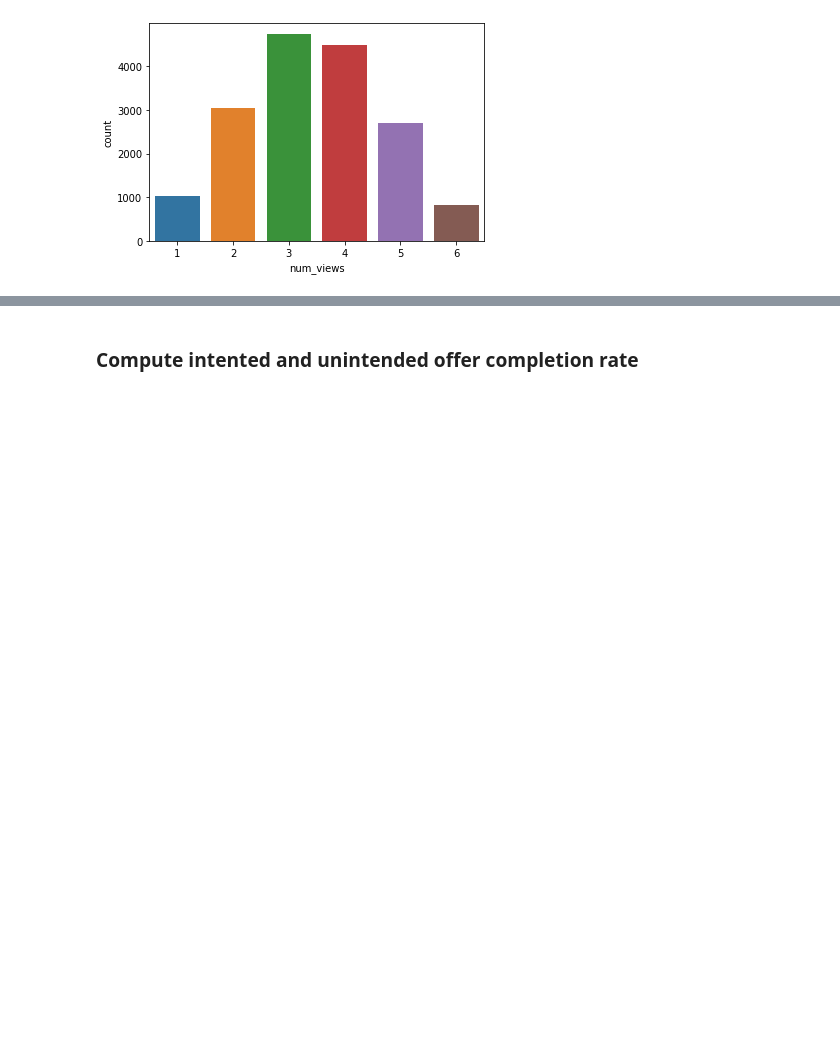
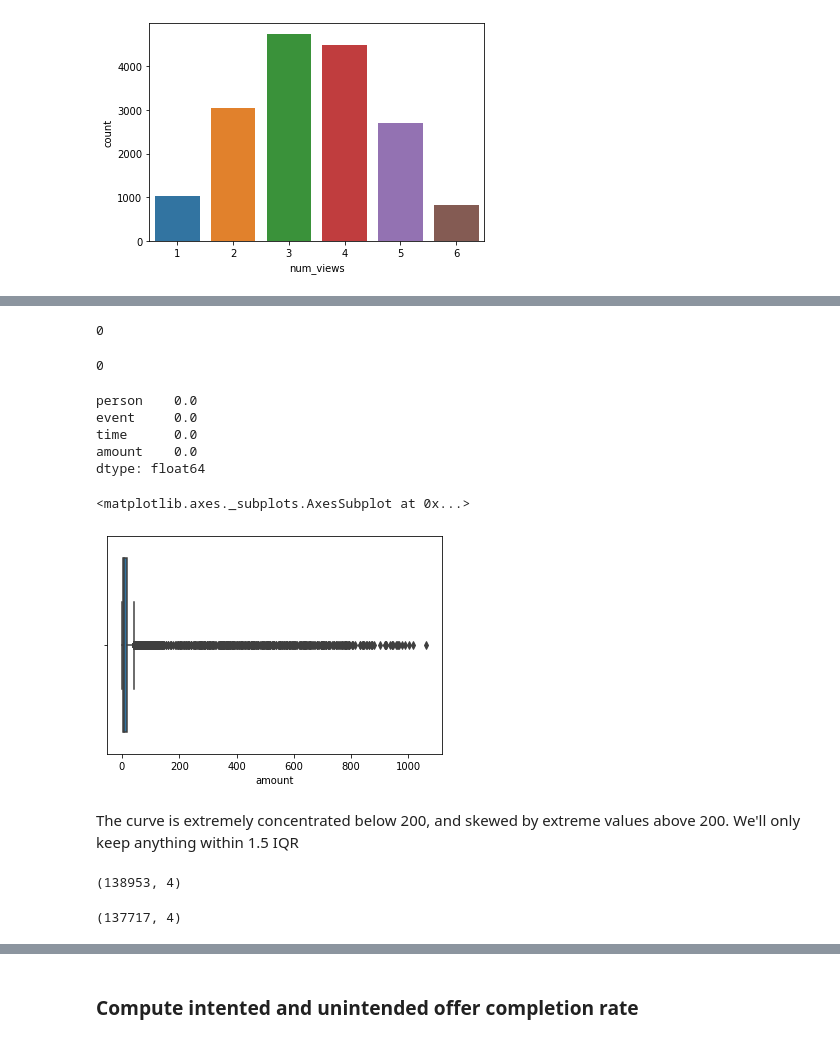
Before and after one commit to tanyayt/udacity_data_scientist, a Jupyter notebook: starbucks_optimizing_app_offers/Starbucks_Capstone_notebook.ipynb, the cells around one changed output, grey strips where cells are left out. Cells and saved outputs as stored; diff of their text form; code cells hidden in the pictures; blank space fills up the shorter version.

```diff
--- a/starbucks_optimizing_app_offers/Starbucks_Capstone_notebook.ipynb
+++ b/starbucks_optimizing_app_offers/Starbucks_Capstone_notebook.ipynb
@@ -573,0 +570,47 @@ transactions.head()
+# %%
+purchase_events['amount'] = purchase_events['value'].apply(lambda x:x['amount'])
+purchase_events.amount.isnull().sum()
+
+# remove value column
+purchase_events.drop(['value'],axis=1,inplace=True)
+# %% [output]
+0
+# %%
+# check duplicates
+purchase_events.duplicated().sum()
+# %% [output]
+0
+# %%
+# check null values
+purchase_events.isnull().mean()
+# %% [output]
+person    0.0
+event     0.0
+time      0.0
+amount    0.0
+dtype: float64
+# %%
+# visualize amount
+sns.boxplot(purchase_events.amount)
+# %% [output]
+<matplotlib.axes._subplots.AxesSubplot at 0x...>
+[figure, added]
+# %% [markdown]
+The curve is extremely concentrated below 200, and skewed by extreme values above 200. We'll only keep anything within 1.5 IQR
+# %%
+purchase_events_clean = purchase_events # initialize the clean dataset
+
+# calculate IQR scores
+Q1 = purchase_events.amount.quantile(0.25)
+Q3 = purchase_events.amount.quantile(0.75)
+IQR = Q3 - Q1
+
+# remove outliners
+purchase_events_clean = purchase_events[(purchase_events.amount> Q1-1.5*IQR) & (purchase_events.amount < Q3+1.5*IQR)]
+
+# check shapes
+purchase_events.shape
+purchase_events_clean.shape
+# %% [output]
+(138953, 4)
+(137717, 4)
```
Also changed, not shown: parts of 124 cells of this notebook.
